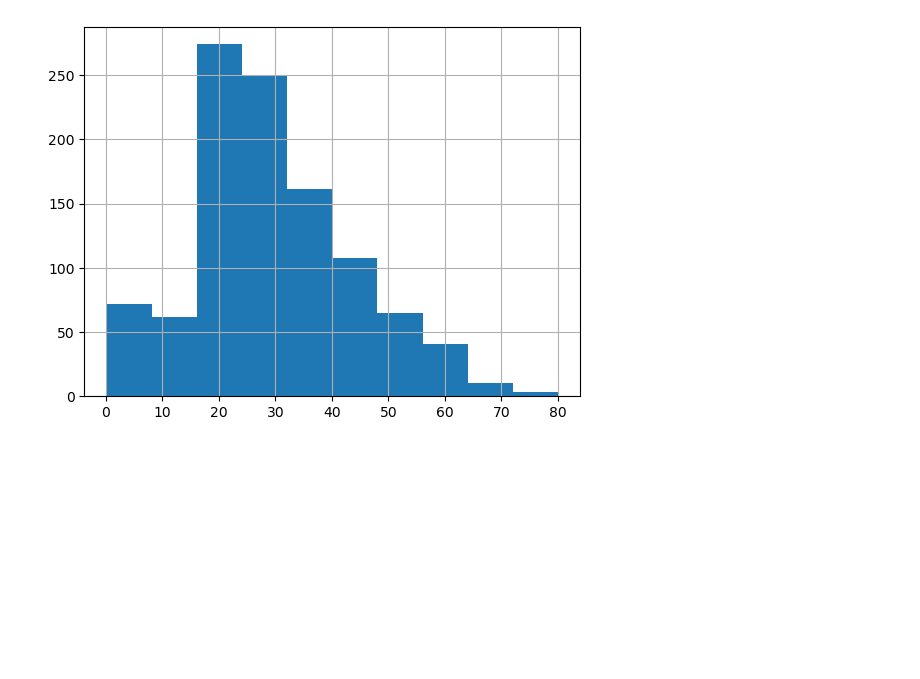
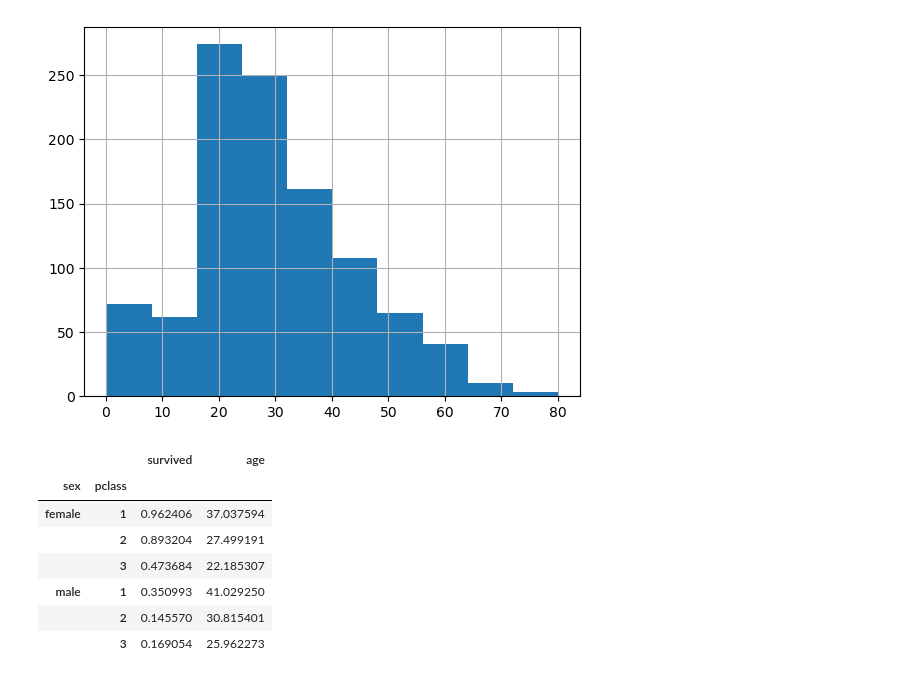
Before and after one commit to AxelArcidiaco/Projets-Dev-IA-1, a Jupyter notebook: MAJ_Python/Story 5/AxelArcidiaco-Python-Fichiers-Fonctions-Modules.ipynb, the cells around one changed output. Saved outputs shown, nothing was run; the diff lists cells and outputs as text; code cells hidden in the pictures; blank space fills up the shorter version.

```diff
--- a/MAJ_Python/Story 5/AxelArcidiaco-Python-Fichiers-Fonctions-Modules.ipynb
+++ b/MAJ_Python/Story 5/AxelArcidiaco-Python-Fichiers-Fonctions-Modules.ipynb
@@ -230,3 +230,16 @@ data["age"].hist()
 Histogramme de la répartition des ages des passagers :
 <AxesSubplot:>
 [figure]
+# %%
+# On affiche un tableau regroupant les passagés en fonction de leur sexes puis de leur classe de cabines
+# puis on affiche les moyenne d'ages et de taux de survivants
+data.groupby(["sex", "pclass"]).mean()
+# %% [output]
+|  |  | survived | age |
+| sex | pclass |  |  |
+| female | 1 | 0.962406 | 37.037594 |
+|  | 2 | 0.893204 | 27.499191 |
+|  | 3 | 0.473684 | 22.185307 |
+| male | 1 | 0.350993 | 41.029250 |
+|  | 2 | 0.145570 | 30.815401 |
+|  | 3 | 0.169054 | 25.962273 |
```
